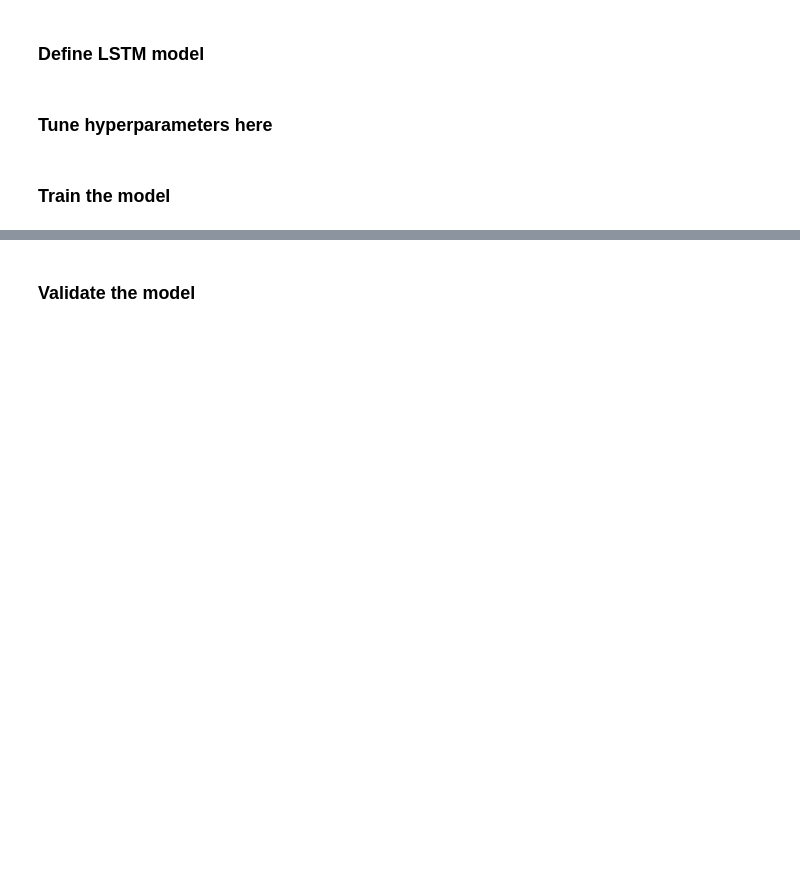
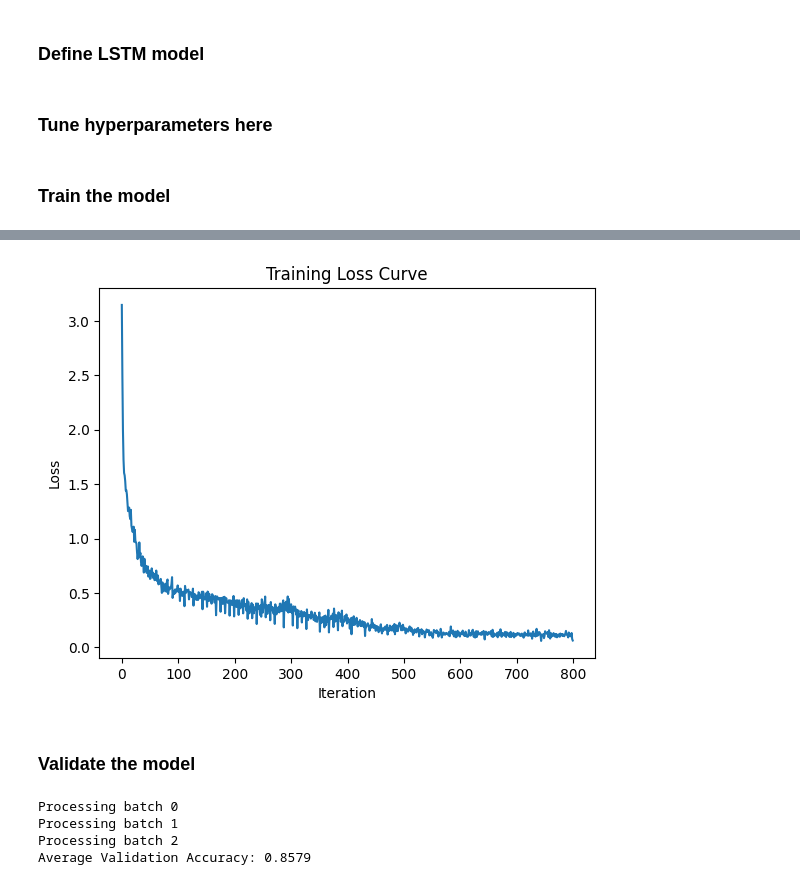
Before and after one commit to liuyishengalan/lstm-based-prefetcher, a Jupyter notebook: embedding_lstm.ipynb, the cells around one changed output, grey strips where cells are left out. Drawn from its saved outputs; the diff is of its cells as text; code cells hidden in the pictures; blank space fills up the shorter version.

```diff
--- a/embedding_lstm.ipynb
+++ b/embedding_lstm.ipynb
@@ -16,8 +17,8 @@ device = torch.device("mps" if torch.backends.mps.is_available() else "cpu")
 ### Load traces
 # %%
 traces_file = 'traces.csv'
-nrows = 1000 # number of traces to use (debug purposes)
-batch_size = 50
+nrows = 5000 # number of traces to use (debug purposes)
+batch_size = 512
 print('number of traces: ', len(pd.read_csv(traces_file)))
 print('number of traces used: ', nrows)
 
@@ -106,7 +115,7 @@ class EmbeddingLSTM(nn.Module):
         _, preds = torch.topk(delta_probabilities, self.topPredNum, sorted=False)
 
         if target is not None:
-            loss = nn.functional.cross_entropy(delta_probabilities, target)
+            loss = nn.functional.nll_loss(delta_probabilities, target)
         else:
             loss = None
 
@@ -121,13 +130,13 @@ class EmbeddingLSTM(nn.Module):
 # %%
 # Set up hyperparameters
 hparams = {
-    "topPredNum": 5,
-    "embed_dim": 256,
-    "hidden_dim": 256,
+    "topPredNum": 10,
+    "embed_dim": num_pc,
+    "hidden_dim": num_pc,
     "num_layers": 2,
     "dropout": 0.1,
     "learning_rate": 0.001,
-    "epochs": 1
+    "epochs": 100
 }
 # %% [markdown]
 ### Train the model
@@ -164,5 +173,12 @@ for epoch in range(hparams["epochs"]):
         optimizer.step()
         train_loss.append(float(batch_loss.detach()))
         print(f"Epoch {epoch + 1}, Iteration {idx + 1}, Loss: {train_loss[-1]:.8f}")
-        # Remove state gradients to prevent autograd errors
         lstm_state = tuple([s.detach() for s in lstm_state])
+
+# Plot the training loss curve
+plt.plot(train_loss)
+plt.title("Training Loss Curve")
+plt.xlabel("Iteration")
+plt.ylabel("Loss")
+plt.show()
+# %% [output]
@@ -169,3 +202,4 @@ for epoch in range(hparams["epochs"]):
+[figure, added]
 # %% [markdown]
 ### Validate the model
 # %%
@@ -199,3 +233,8 @@ def compute_accuracy(predictions, labels, keys):
     return count_correct / len(labels)
 
 validate_model(my_model, test_iter, target_keys, computing_device="mps")
+# %% [output]
+Processing batch 0
+Processing batch 1
+Processing batch 2
+Average Validation Accuracy: 0.8579
```
Also changed, not shown: parts of 4 cells of this notebook.
